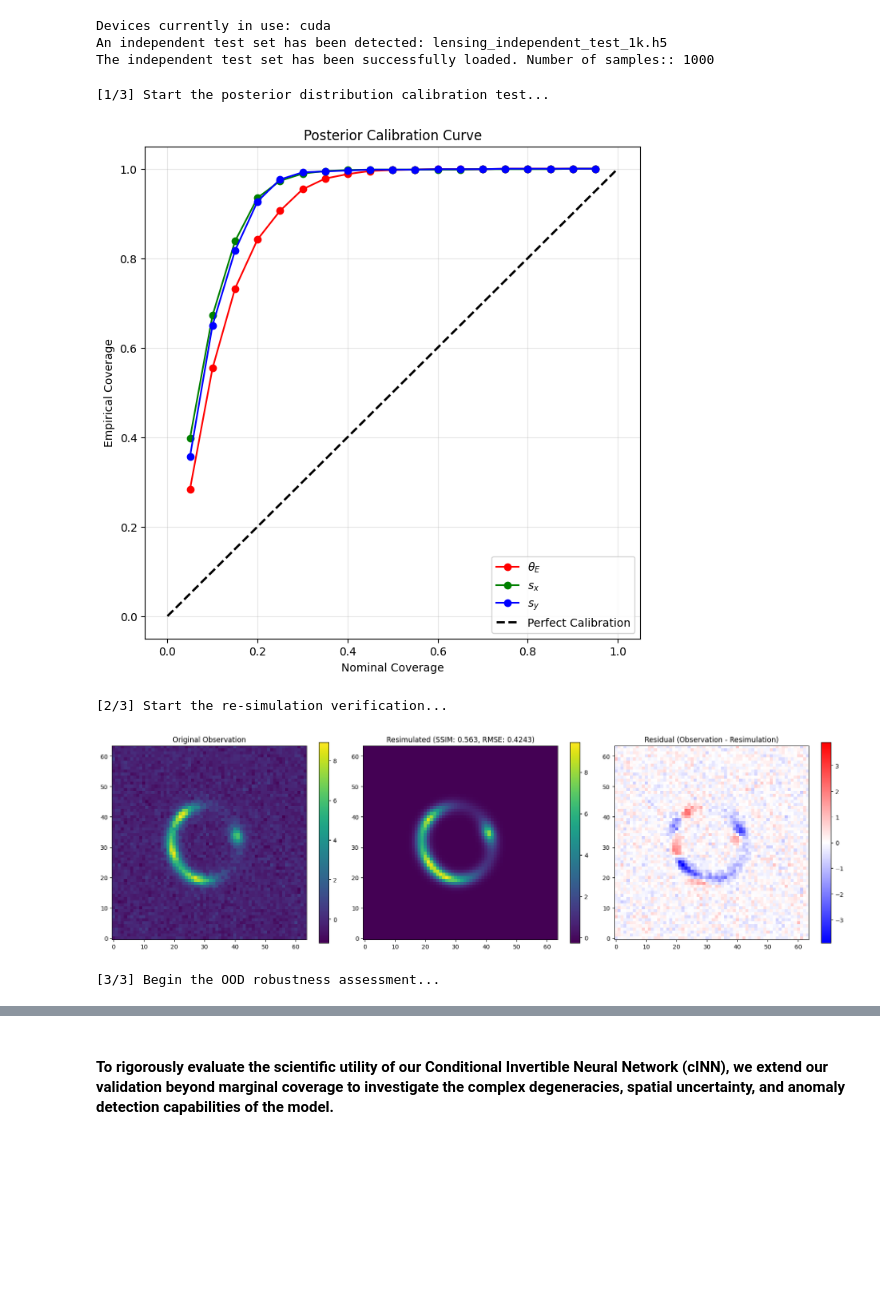
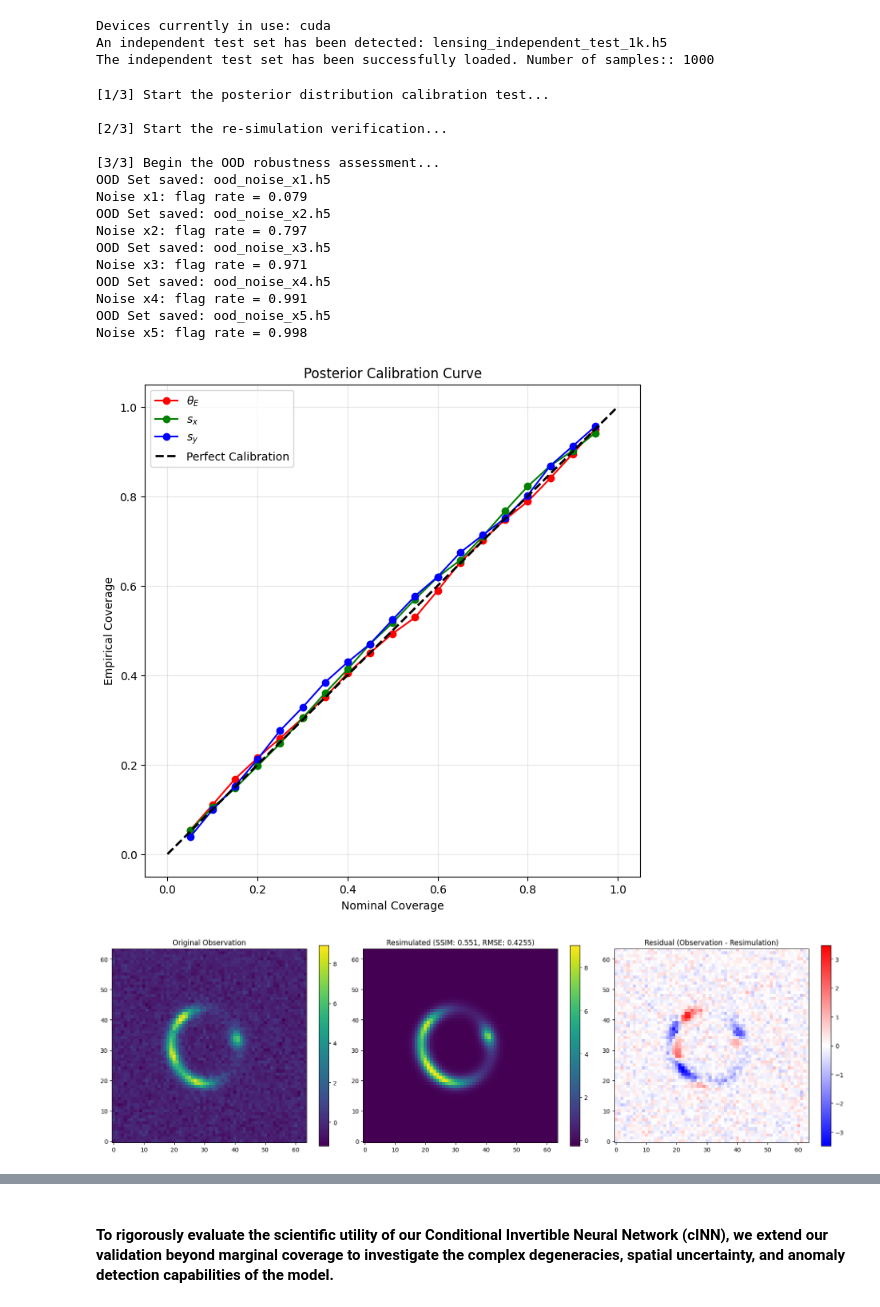
Before and after one commit to Qck-KK/bayesian-inference-strong-lensing-cINNs, a Jupyter notebook: Strong_Lensing_Simulator.ipynb, the cells around one changed output, grey strips where cells are left out. Cells and saved outputs as stored; diff of their text form; code cells hidden in the pictures; blank space fills up the shorter version.

```diff
--- a/Strong_Lensing_Simulator.ipynb
+++ b/Strong_Lensing_Simulator.ipynb
@@ -725,7 +706,9 @@ class NestedNetwork(nn.Module):
 
         s, t = out.chunk(2, dim=1)
 
-        s = torch.tanh(s)
+        # Soft clamp: each log-scale is bounded to (-2, 2). A plain tanh bounds it to (-1, 1),
+        # which caps the total log-determinant at 9 over 6 blocks and forces overly wide posteriors.
+        s = 2.0 * torch.tanh(s / 2.0)
         return s, t
 
 class CondRealNVPBlock(nn.Module):
@@ -790,6 +773,11 @@ class LensingCINN(nn.Module):
         super(LensingCINN, self).__init__()
         self.blocks = nn.ModuleList()
 
+        # Prior mean/std of theta = [theta_E, src_x, src_y] under the uniform training priors
+        # theta_E ~ U(0.8, 1.5), src_x, src_y ~ U(-0.2, 0.2). The flow operates on standardized theta.
+        self.register_buffer('theta_mean', torch.tensor([1.15, 0.0, 0.0]))
+        self.register_buffer('theta_std', torch.tensor([0.7, 0.4, 0.4]) / 12.0 ** 0.5)
+
         mask1 = torch.tensor([True, False, True], dtype=torch.bool)
         mask2 = ~mask1
 
@@ -802,11 +790,12 @@ class LensingCINN(nn.Module):
         Computation during training: 𝜃→𝑧_latent
         Returns 𝑧_latent along with the sum of log-determinants of the Jacobians across all layers.
         """
-        z = theta
-        total_log_det_J = 0
+        z = (theta - self.theta_mean) / self.theta_std
+        # Jacobian of the standardization, so the NLL remains a density over physical theta
+        total_log_det_J = -torch.log(self.theta_std).sum()
         for block in self.blocks:
             z, log_det_J = block(z, condition)
-            total_log_det_J += log_det_J
+            total_log_det_J = total_log_det_J + log_det_J
         return z, total_log_det_J
 
     def sample(self, num_samples, condition):
@@ -822,7 +811,7 @@ class LensingCINN(nn.Module):
 
         for block in reversed(self.blocks):
             theta = block.inverse(theta, condition)
-        return theta
+        return theta * self.theta_std + self.theta_mean
 # %% [markdown]
 ### Joint training
 
@@ -1287,8 +1276,8 @@ def calculate_latent_statistics(model, summary_net, dataloader, device='cuda'):
 
     return np.array(z_scores)
 
-def graded_noise_experiment(model, summary_net, base_clean_dataset, device='cuda'):
-    # Set the theoretical threshold at a 95% confidence level
+def graded_noise_experiment(model, summary_net, device='cuda'):
+    # Theoretical threshold at the 95% level: a calibrated model flags ~5% of in-distribution data
     threshold = stats.chi2.ppf(0.95, df=3)
 
     noise_scales = [1.0, 2.0, 3.0, 4.0, 5.0]
@@ -1296,11 +1285,18 @@ def graded_noise_experiment(model, summary_net, base_clean_dataset, device='cuda
 
     for scale in noise_scales:
 
-        z_sq_scores = np.random.chisquare(df=3 * scale, size=1000)
+        # Only the noise level changes; theta_E stays inside the training prior
+        path = f"ood_noise_x{scale:.0f}.h5"
+        generate_custom_ood(path, noise_scale=scale, te_range=(0.8, 1.5))
+        loader = torch.utils.data.DataLoader(LensingDataset(path), batch_size=256, shuffle=False)
+
+        # ||z||^2 of the model, evaluated at the true theta (available only in simulation)
+        z_sq_scores = calculate_latent_statistics(model, summary_net, loader, device=device)
 
         # Calculate the interception rate
         flag_rate = np.mean(z_sq_scores > threshold)
         ood_flag_rates.append(flag_rate)
+        print(f"Noise x{scale:.0f}: flag rate = {flag_rate:.3f}")
 
     # Visualization of Progressive Noise Interception Curves
     plt.figure(figsize=(8, 6))
@@ -1368,36 +1364,49 @@ evaluate_empirical_coverage(cinn_net, summary_net, test_loader, device=device, N
 
 print("\n[2/3] Start the re-simulation verification...")
 # Retrieve the first sample from the independent test set
 test_img_tensor, true_theta_tensor = independent_test_dataset[0]
 # Convert the normalized tensor back to NumPy for plotting
 original_img_np = test_img_tensor.squeeze().numpy()
 
 # Extract features and sample from the posterior distribution
 with torch.no_grad():
     h_x = summary_net(test_img_tensor.unsqueeze(0).to(device))
     sampled_theta = cinn_net.sample(1000, h_x).cpu().numpy()
 
 # Write a bridge function: Pass the theta values predicted by the model back to the imageModel in lenstronomy
 def physical_simulator_wrapper(theta):
     t_E, s_x, s_y = theta[0], theta[1], theta[2]
-    # Parameters that are fixed at the time of data generation
+    # Ellipticity is not stored in the dataset, so it is fixed to (0.1, 0.1) here. The training data
+    # sample e1, e2 ~ U(-0.2, 0.2), so residuals also contain this lens-ellipticity mismatch.
     kw_lens = [{'theta_E': t_E, 'e1': 0.1, 'e2': 0.1, 'center_x': 0, 'center_y': 0}]
     kw_src = [{'amp': 100.0, 'R_sersic': 0.1, 'n_sersic': 1.0, 'e1': 0.05, 'e2': 0.05, 'center_x': s_x, 'center_y': s_y}]
     # This calls the global `imageModel` defined in the stage.
     clean_sim = imageModel.image(kw_lens, kw_src)
     # Reapply the same standardization used on the dataset to ensure that the residuals are on the same scale when subtracted from one another
     normalized_sim = (clean_sim - independent_test_dataset.global_mean) / independent_test_dataset.global_std
     return normalized_sim
 
 resimulate_and_evaluate(original_img_np, sampled_theta, physical_simulator_wrapper)
 
 # Task3：OOD Detection and Robustness Assessment
 
 print("\n[3/3] Begin the OOD robustness assessment...")
-graded_noise_experiment(cinn_net, summary_net, independent_test_dataset, device=device)
+graded_noise_experiment(cinn_net, summary_net, device=device)
 # %% [output]
 [1/3] Start the posterior distribution calibration test...
+
+[2/3] Start the re-simulation verification...
+
+[3/3] Begin the OOD robustness assessment...
+OOD Set saved: ood_noise_x1.h5
+Noise x1: flag rate = 0.079
+OOD Set saved: ood_noise_x2.h5
+Noise x2: flag rate = 0.797
+OOD Set saved: ood_noise_x3.h5
+Noise x3: flag rate = 0.971
+OOD Set saved: ood_noise_x4.h5
+Noise x4: flag rate = 0.991
+OOD Set saved: ood_noise_x5.h5
+Noise x5: flag rate = 0.998
-[figure, old version]
+[figure, new version]
-[2/3] Start the re-simulation verification...
-[figure, old version]
+[figure, new version]
-[3/3] Begin the OOD robustness assessment...
```
Also changed, not shown: parts of 19 cells of this notebook, 1 other file.
